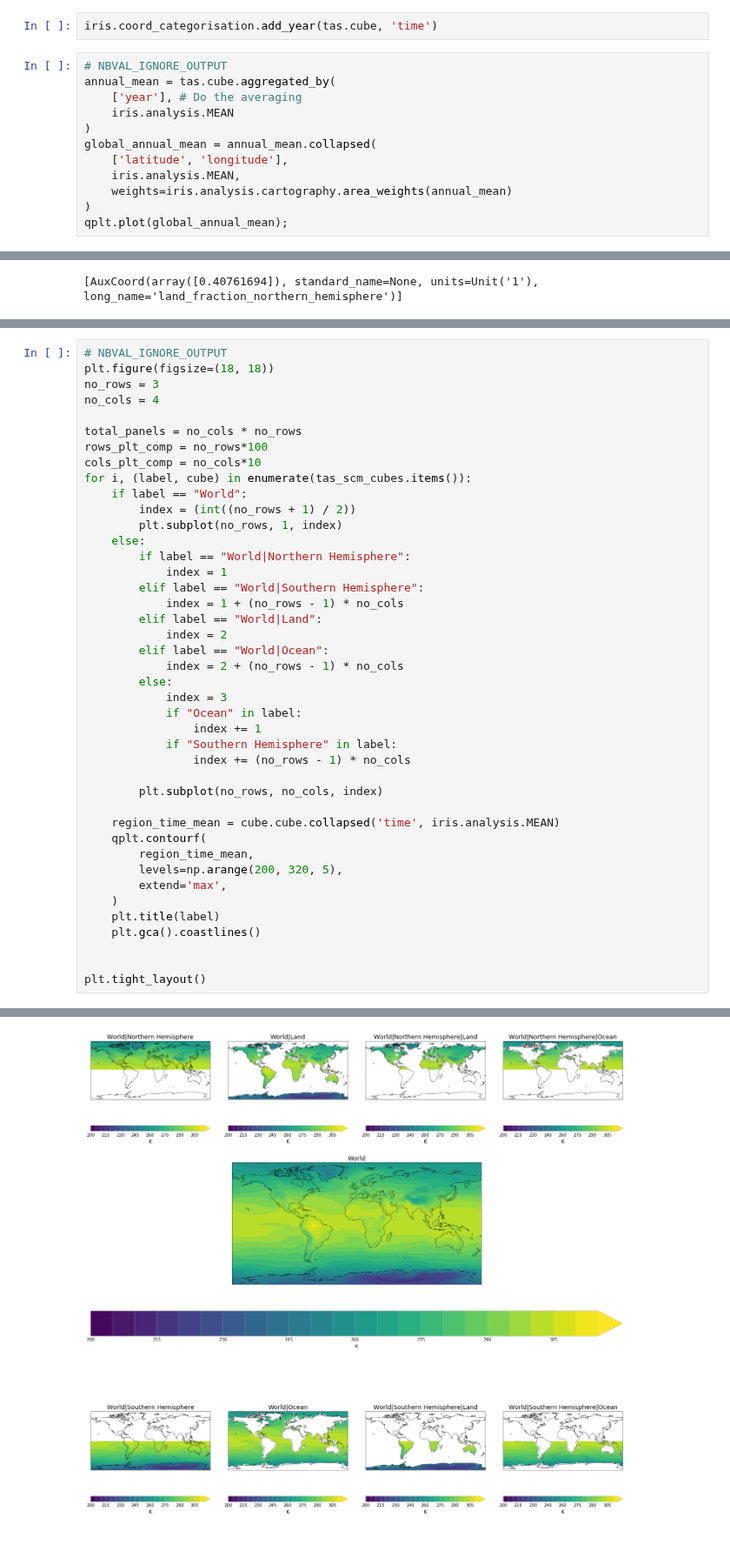
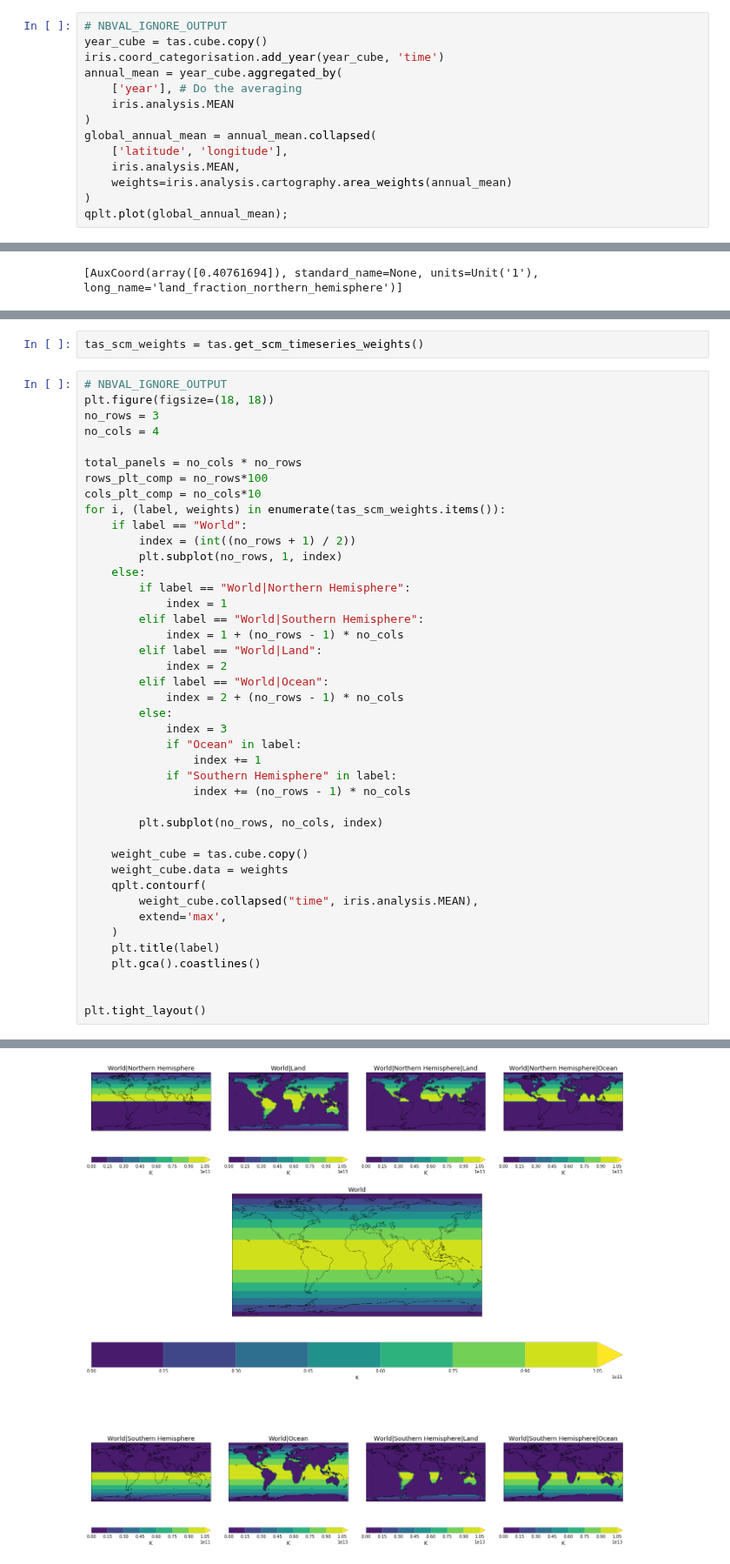
Before and after one commit to znicholls/netcdf-scm, a Jupyter notebook: notebooks/demo.ipynb, the cells around one changed output, grey strips where cells are left out. Shown at 87% size. Drawn from its saved outputs; the diff is of its cells as text.

```diff
--- a/notebooks/demo.ipynb
+++ b/notebooks/demo.ipynb
@@ -141,11 +141,11 @@ assert tas_from_path.cube == tas_iris_load.cube
 ## Acting on the cube
 
 Once we have loaded our `SCMCube`, we can act on its `cube` attribute like any other Iris Cube. For example, we can add a year categorisation, take an annual mean and then plot the timeseries.
-# %%
-iris.coord_categorisation.add_year(tas.cube, 'time')
 # %%
 # NBVAL_IGNORE_OUTPUT
-annual_mean = tas.cube.aggregated_by(
+year_cube = tas.cube.copy()
+iris.coord_categorisation.add_year(year_cube, 'time')
+annual_mean = year_cube.aggregated_by(
     ['year'], # Do the averaging
     iris.analysis.MEAN
 )
@@ -306,3 +304,5 @@ tas_scm_cubes = tas.get_scm_cubes()
+# %%
+tas_scm_weights = tas.get_scm_timeseries_weights()
 # %%
 # NBVAL_IGNORE_OUTPUT
 plt.figure(figsize=(18, 18))
@@ -312,7 +312,7 @@ no_cols = 4
 total_panels = no_cols * no_rows
 rows_plt_comp = no_rows*100
 cols_plt_comp = no_cols*10
-for i, (label, cube) in enumerate(tas_scm_cubes.items()):
+for i, (label, weights) in enumerate(tas_scm_weights.items()):
     if label == "World":
         index = (int((no_rows + 1) / 2))
         plt.subplot(no_rows, 1, index)
@@ -334,10 +334,10 @@ for i, (label, cube) in enumerate(tas_scm_cubes.items()):
 
         plt.subplot(no_rows, no_cols, index)
 
-    region_time_mean = cube.cube.collapsed('time', iris.analysis.MEAN)
+    weight_cube = tas.cube.copy()
+    weight_cube.data = weights
     qplt.contourf(
-        region_time_mean,
-        levels=np.arange(200, 320, 5),
+        weight_cube.collapsed("time", iris.analysis.MEAN),
         extend='max',
     )
     plt.title(label)
@@ -350 +349 @@ Collapsing a non-contiguous coordinate. Metadata may not be fully descriptive fo
-[figure, old version]
+[figure, new version]
```
Also changed, not shown: parts of 8 cells of this notebook, 10 other files.
